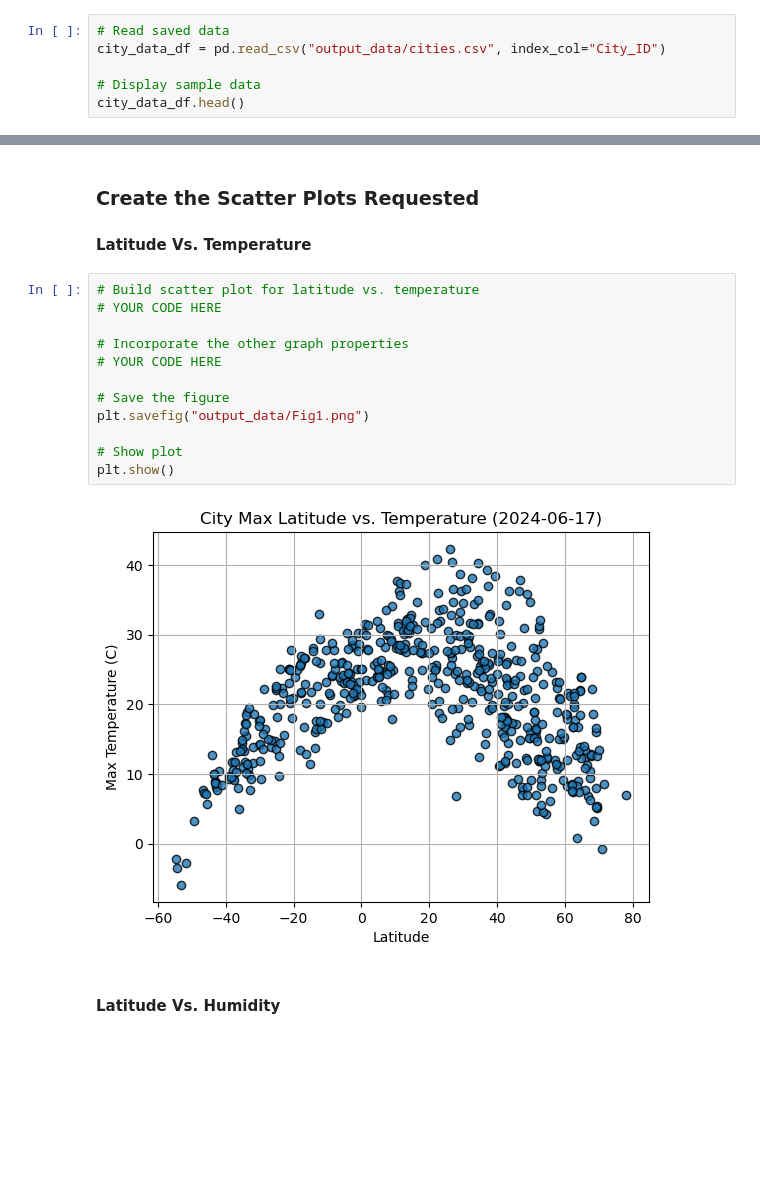
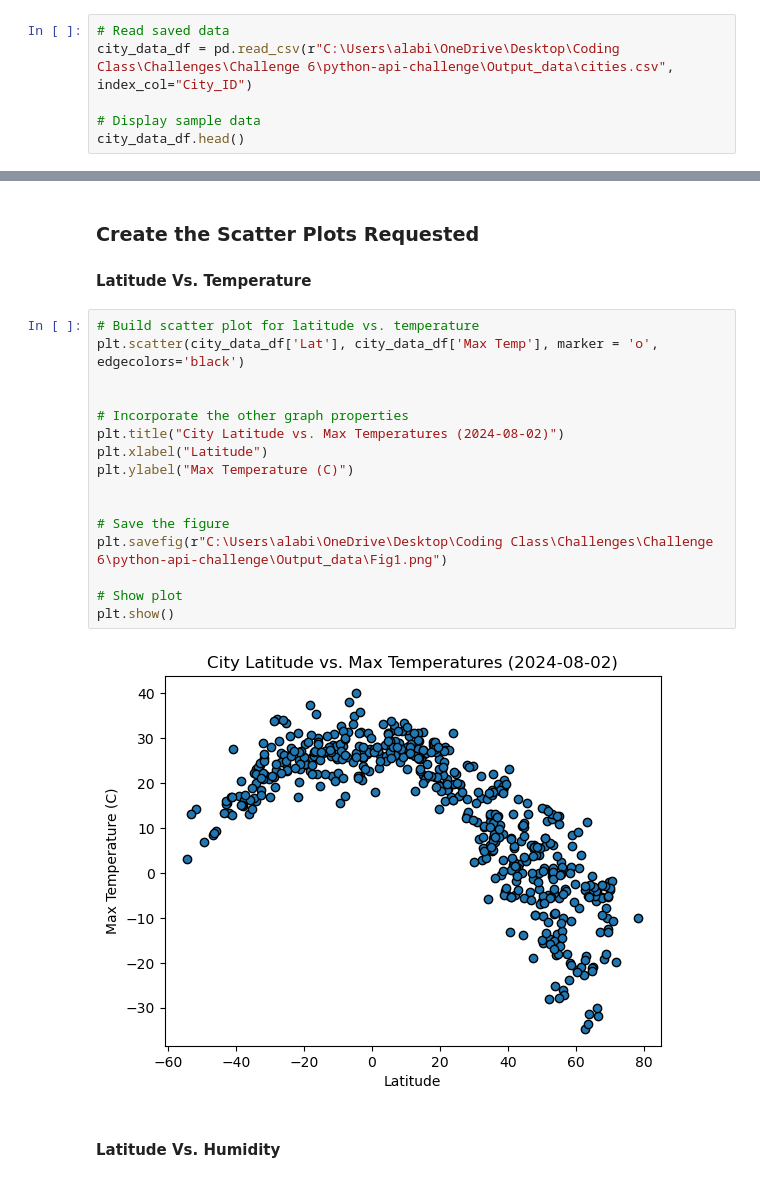
Before and after one commit to alabidj/python-api-challenge, a Jupyter notebook: WeatherPy/WeatherPy.ipynb, the cells around one changed output, grey strips where cells are left out. Cells and saved outputs as stored; diff of their text form; blank space fills up the shorter version.

Commit message:
addint output

```diff
--- a/WeatherPy/WeatherPy.ipynb
+++ b/WeatherPy/WeatherPy.ipynb
@@ -177,6 +198,6 @@ city_data_df.to_csv("output_data/cities.csv", index_label="City_ID")
 # %%
 # Read saved data
-city_data_df = pd.read_csv("output_data/cities.csv", index_col="City_ID")
+city_data_df = pd.read_csv(r"C:\Users\alabi\OneDrive\Desktop\Coding Class\Challenges\Challenge 6\python-api-challenge\Output_data\cities.csv", index_col="City_ID")
 
 # Display sample data
 city_data_df.head()
@@ -194,18 +215,22 @@ city_data_df.head()
 #### Latitude Vs. Temperature
 # %%
 # Build scatter plot for latitude vs. temperature
-# YOUR CODE HERE
+plt.scatter(city_data_df['Lat'], city_data_df['Max Temp'], marker = 'o', edgecolors='black')
+
 
 # Incorporate the other graph properties
-# YOUR CODE HERE
+plt.title("City Latitude vs. Max Temperatures (2024-08-02)")
+plt.xlabel("Latitude")
+plt.ylabel("Max Temperature (C)")
+
 
 # Save the figure
-plt.savefig("output_data/Fig1.png")
+plt.savefig(r"C:\Users\alabi\OneDrive\Desktop\Coding Class\Challenges\Challenge 6\python-api-challenge\Output_data\Fig1.png")
 
 # Show plot
 plt.show()
 # %% [output]
-[figure, old version]
+[figure, new version]
 # %% [markdown]
 #### Latitude Vs. Humidity
 # %%
```
Also changed, not shown: parts of 37 cells of this notebook, 5 other files.
